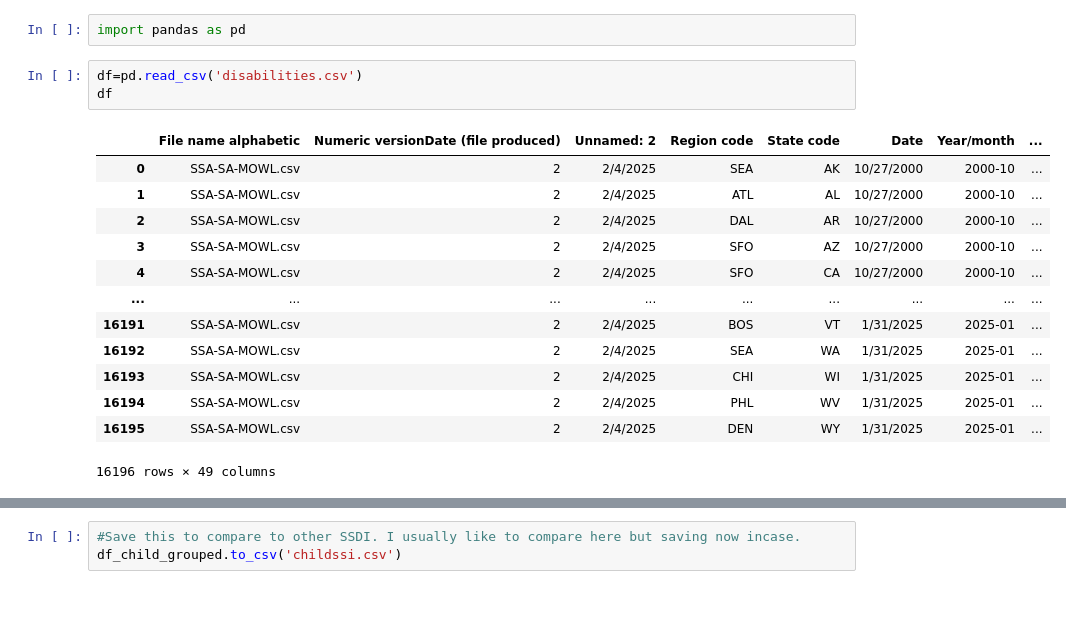
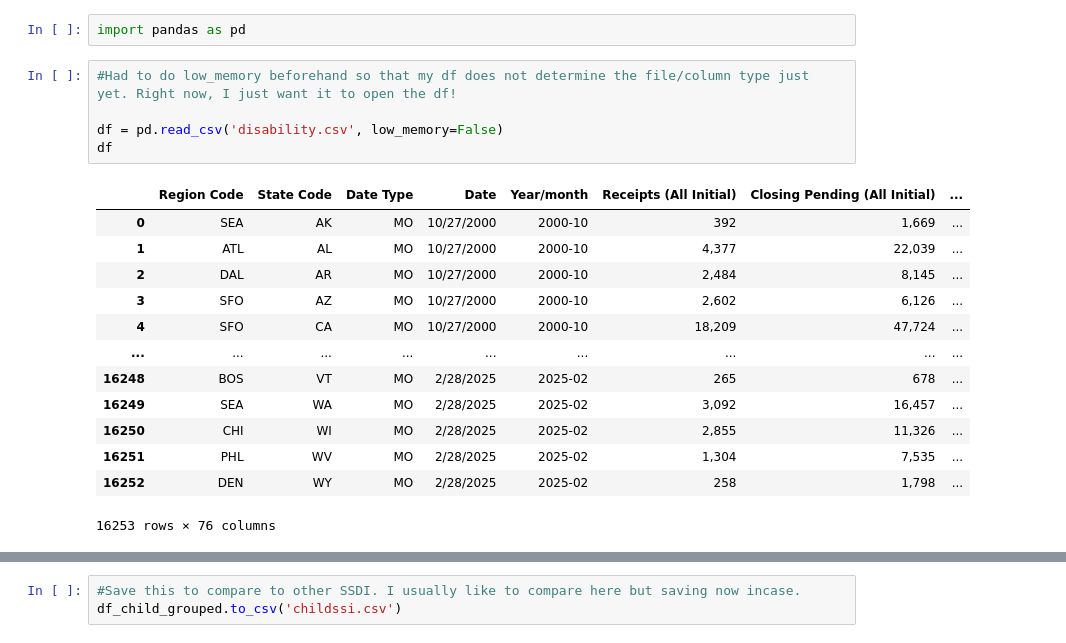
Before and after one commit to ananyabchetia/disabilityssi, a Jupyter notebook: disabilities.ipynb, the cells around one changed output, grey strips where cells are left out. Saved outputs shown, nothing was run; the diff lists cells and outputs as text; blank space fills up the shorter version.

```diff
--- a/disabilities.ipynb
+++ b/disabilities.ipynb
@@ -1,22 +1,24 @@
 # %%
 import pandas as pd
 # %%
-df=pd.read_csv('disabilities.csv')
+#Had to do low_memory beforehand so that my df does not determine the file/column type just yet. Right now, I just want it to open the df!
+
+df = pd.read_csv('disability.csv', low_memory=False)
 df
 # %% [output]
-|  | File name alphabetic | Numeric versionDate (file produced) | Unnamed: 2 | Region code | State code | Date | Year/month | ... |
-| 0 | SSA-SA-MOWL.csv | 2 | 2/4/2025 | SEA | AK | 10/27/2000 | 2000-10 | ... |
-| 1 | SSA-SA-MOWL.csv | 2 | 2/4/2025 | ATL | AL | 10/27/2000 | 2000-10 | ... |
-| 2 | SSA-SA-MOWL.csv | 2 | 2/4/2025 | DAL | AR | 10/27/2000 | 2000-10 | ... |
-| 3 | SSA-SA-MOWL.csv | 2 | 2/4/2025 | SFO | AZ | 10/27/2000 | 2000-10 | ... |
-| 4 | SSA-SA-MOWL.csv | 2 | 2/4/2025 | SFO | CA | 10/27/2000 | 2000-10 | ... |
+|  | Region Code | State Code | Date Type | Date | Year/month | Receipts (All Initial) | Closing Pending (All Initial) | ... |
+| 0 | SEA | AK | MO | 10/27/2000 | 2000-10 | 392 | 1,669 | ... |
+| 1 | ATL | AL | MO | 10/27/2000 | 2000-10 | 4,377 | 22,039 | ... |
+| 2 | DAL | AR | MO | 10/27/2000 | 2000-10 | 2,484 | 8,145 | ... |
+| 3 | SFO | AZ | MO | 10/27/2000 | 2000-10 | 2,602 | 6,126 | ... |
+| 4 | SFO | CA | MO | 10/27/2000 | 2000-10 | 18,209 | 47,724 | ... |
 | ... | ... | ... | ... | ... | ... | ... | ... | ... |
-| 16191 | SSA-SA-MOWL.csv | 2 | 2/4/2025 | BOS | VT | 1/31/2025 | 2025-01 | ... |
-| 16192 | SSA-SA-MOWL.csv | 2 | 2/4/2025 | SEA | WA | 1/31/2025 | 2025-01 | ... |
-| 16193 | SSA-SA-MOWL.csv | 2 | 2/4/2025 | CHI | WI | 1/31/2025 | 2025-01 | ... |
-| 16194 | SSA-SA-MOWL.csv | 2 | 2/4/2025 | PHL | WV | 1/31/2025 | 2025-01 | ... |
-| 16195 | SSA-SA-MOWL.csv | 2 | 2/4/2025 | DEN | WY | 1/31/2025 | 2025-01 | ... |
+| 16248 | BOS | VT | MO | 2/28/2025 | 2025-02 | 265 | 678 | ... |
+| 16249 | SEA | WA | MO | 2/28/2025 | 2025-02 | 3,092 | 16,457 | ... |
+| 16250 | CHI | WI | MO | 2/28/2025 | 2025-02 | 2,855 | 11,326 | ... |
+| 16251 | PHL | WV | MO | 2/28/2025 | 2025-02 | 1,304 | 7,535 | ... |
+| 16252 | DEN | WY | MO | 2/28/2025 | 2025-02 | 258 | 1,798 | ... |
-16196 rows × 49 columns
+16253 rows × 76 columns
 # %%
 #For readability, I will remove the spaces in my column titles and replace them with '_'
 df.columns = df.columns.str.replace(' ', '_')
```
Also changed, not shown: parts of 31 cells of this notebook, 27 other files.
